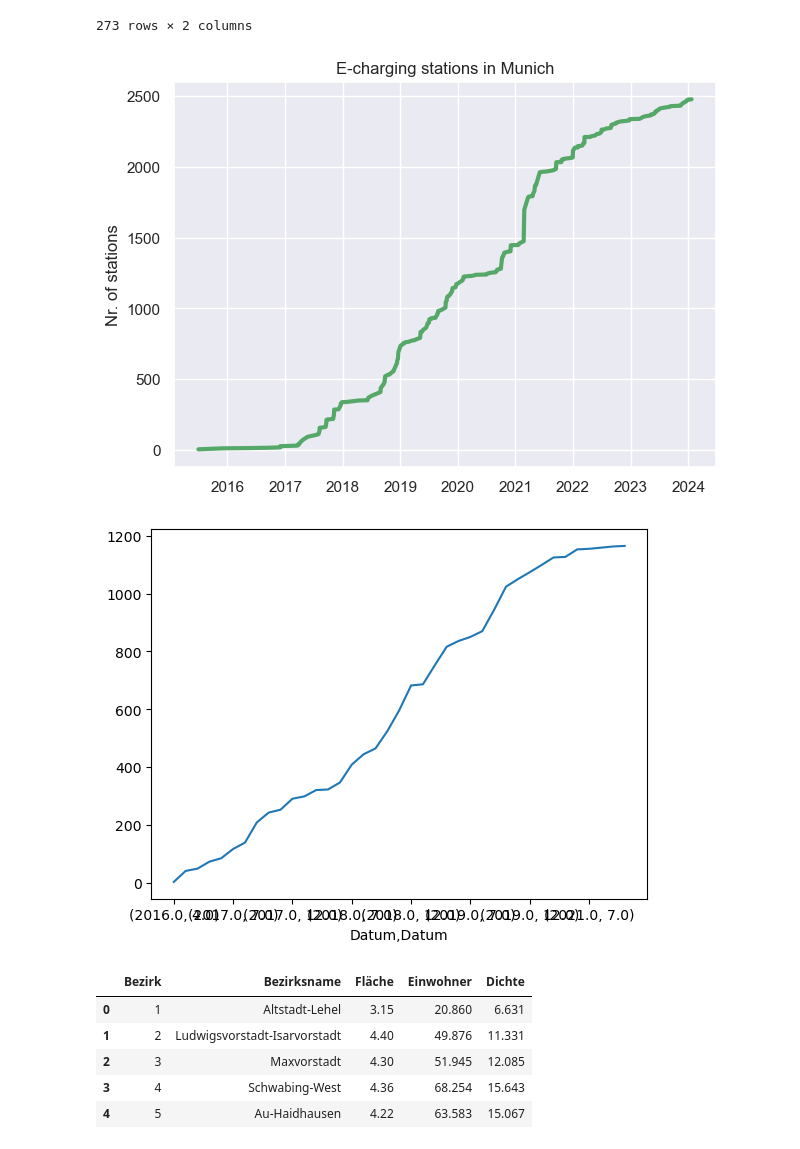
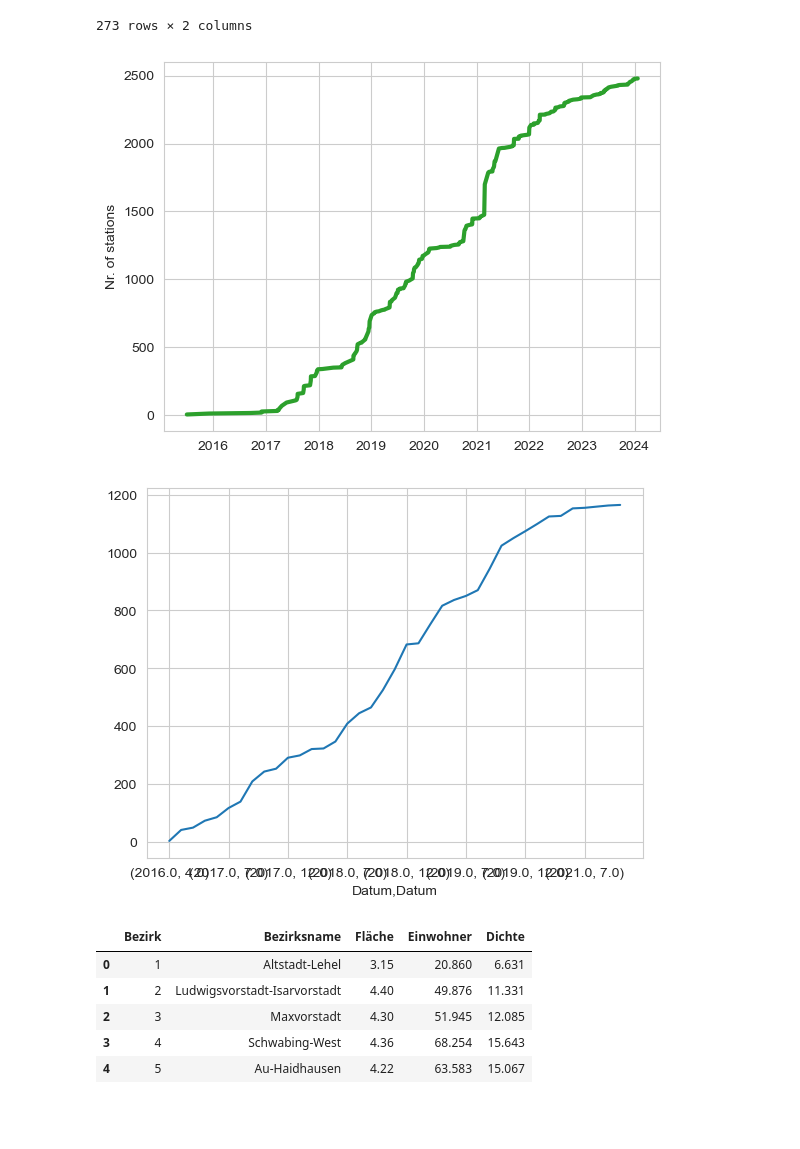
Before and after one commit to Kuroneko369/Muc_electro_vehicles, a Jupyter notebook: notebooks/ladestationen_georg.ipynb, the cells around one changed output. Cells and saved outputs as stored; diff of their text form; code cells hidden in the pictures; blank space fills up the shorter version.

```diff
--- a/notebooks/ladestationen_georg.ipynb
+++ b/notebooks/ladestationen_georg.ipynb
@@ -5,7 +5,7 @@ import pandas as pd
 import matplotlib.pyplot as plt
 import seaborn as sns
 # %%
-sns.set()
-sns.set_style('darkgrid')
-sns.color_palette("pastel")
+#sns.set()
+sns.set_style('whitegrid')
+#sns.color_palette("pastel")
 #sns.set(rc={'axes.facecolor':'palegreen'})
@@ -117,16 +106,16 @@ df_BNA_dat
 | 272 | 2024-01-23 | 2 |
 273 rows × 2 columns
 # %%
-fig, ax = plt.subplots(figsize=(7,5))
+fig, ax = plt.subplots()
 ax.plot(df_BNA_dat["Datum"], df_BNA_dat["Ladepunkte"].cumsum(), linewidth=3, color="C2")
-ax.set_title("E-charging stations in Munich")
+#ax.set_title("E-charging stations in Munich")
 ax.set_ylabel("Nr. of stations")
 #ax.set_xlabel("Year")
 #plt.grid()
 plt.savefig('../pic/E-charg_MUC.png', bbox_inches='tight')
 plt.show()
 # %% [output]
-[figure, old version]
+[figure, new version]
 # %%
 df_els_date = df_els_red.set_index(df_els_red["Datum"])
 df_els_LP_month = df_els_date.groupby([(df_els_date.Datum.index.year
@@ -135,7 +124,7 @@ df_els_LP_month = df_els_date.groupby([(df_els_date.Datum.index.year
 df_els_LP_month.cumsum().plot()
 plt.show()
 # %% [output]
-[figure, old version]
+[figure, new version]
 # %%
 df_bez = pd.read_csv("../data/MUC_Bezirke_Einwohner_georg.csv")
 # %%
```
Also changed, not shown: parts of 20 cells of this notebook, 5 other files.
